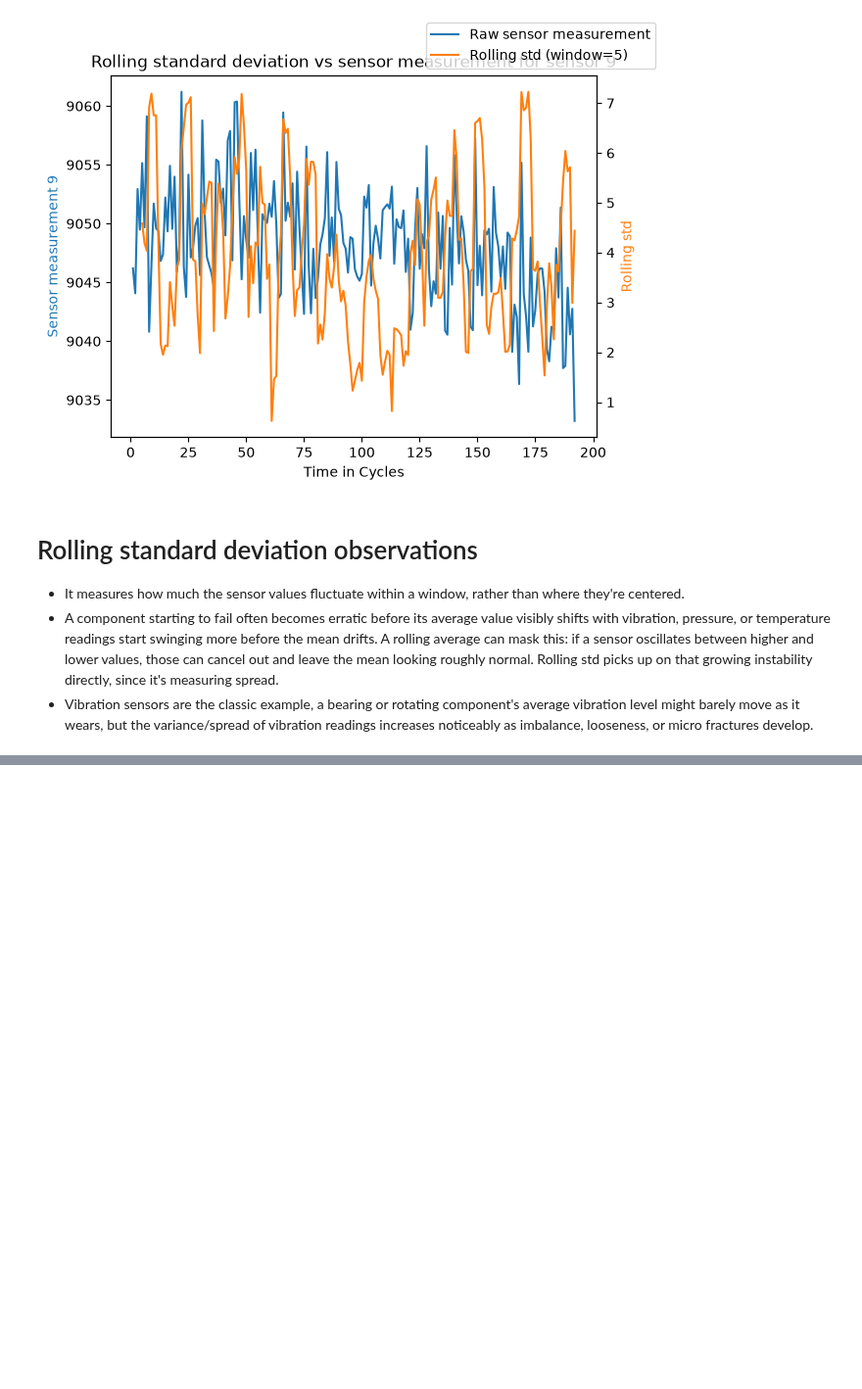
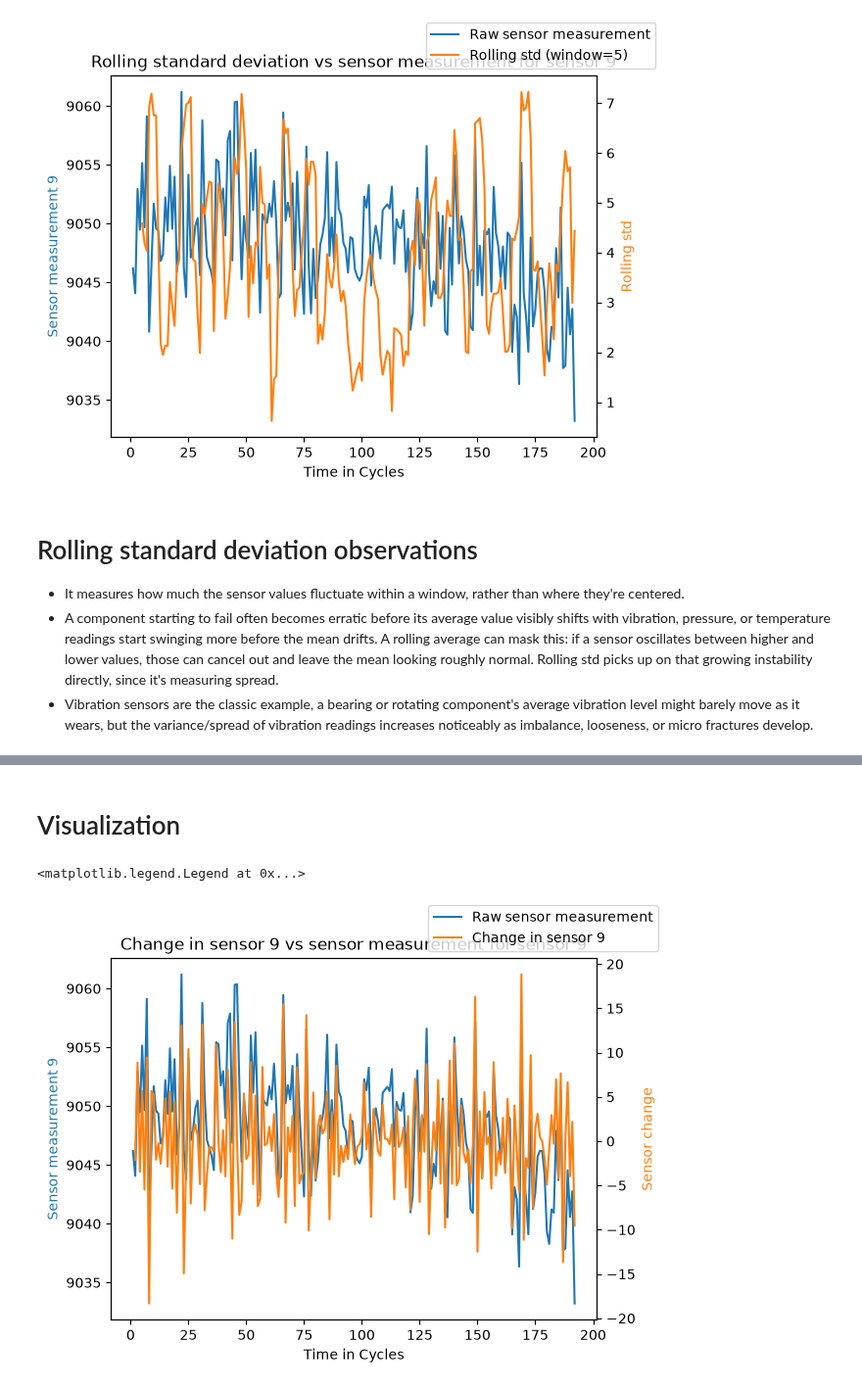
Before and after one commit to morgan-swe/Nasa-Rocket-Engine-Predictive-Maintenance, a Jupyter notebook: notebooks/05_feature_engineering.ipynb, the cells around one changed output, grey strips where cells are left out. Shown at 98% size. Cells and saved outputs as stored; diff of their text form; code cells hidden in the pictures; blank space fills up the shorter version.

```diff
--- a/notebooks/05_feature_engineering.ipynb
+++ b/notebooks/05_feature_engineering.ipynb
@@ -180,0 +185,3 @@ fig.legend(loc='upper right')
+# %%
+df_merge['sensor_measurement_9_change'] = (
+    df_merge.groupby('unit_number')['sensor_measurement_9'].diff())
@@ -180,0 +190,3 @@ fig.legend(loc='upper right')
+# %%
+engine_1 = df_merge[df_merge['unit_number'] == 1]
+engine_1[['time_in_cycles', 'sensor_measurement_9', 'sensor_measurement_9_change']]
@@ -180,0 +207,19 @@ fig.legend(loc='upper right')
+# %% [markdown]
+# Visualization
+# %%
+fig, ax1 = plt.subplots()
+ax1.plot(engine_1['time_in_cycles'], engine_1['sensor_measurement_9'], color='tab:blue', label='Raw sensor measurement')
+ax1.set_xlabel('Time in Cycles')
+ax1.set_ylabel('Sensor measurement 9', color='tab:blue')
+
+ax2 = ax1.twinx()
+ax2.plot(engine_1['time_in_cycles'], engine_1['sensor_measurement_9_change'], color='tab:orange', label='Change in sensor 9')
+ax2.set_ylabel('Sensor change', color='tab:orange')
+
+plt.title("Change in sensor 9 vs sensor measurement for sensor 9")
+lines1, labels1 = ax1.get_legend_handles_labels()
+lines2, labels2 = ax2.get_legend_handles_labels()
+fig.legend(lines1 + lines2, labels1 + labels2, loc='upper right')
+# %% [output]
+<matplotlib.legend.Legend at 0x...>
+[figure, added]
```
Also changed, not shown: parts of 6 cells of this notebook, 1 other file.
